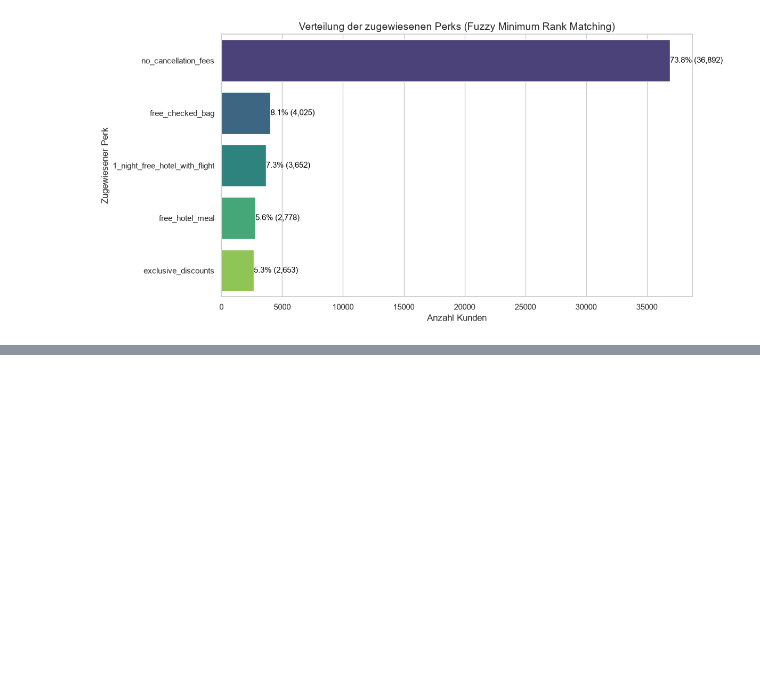
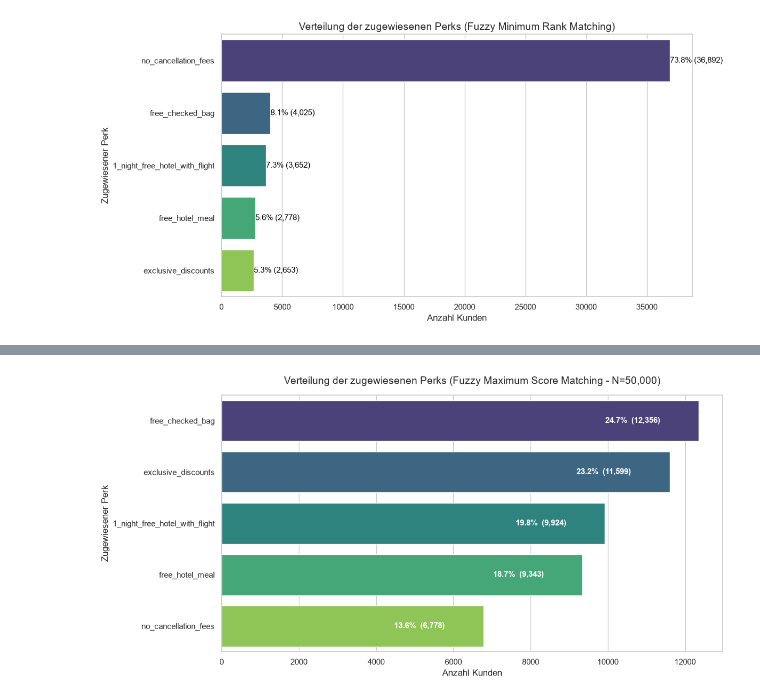
Before and after one commit to thombow-source/travel_tide, a Jupyter notebook: modelling_fuzzy.ipynb, the cells around one changed output, grey strips where cells are left out. Cells and saved outputs as stored; diff of their text form; code cells hidden in the pictures; blank space fills up the shorter version.

```diff
--- a/modelling_fuzzy.ipynb
+++ b/modelling_fuzzy.ipynb
@@ -89,0 +182,79 @@ plt.show()
+# %%
+import numpy as np
+import pandas as pd
+import matplotlib.pyplot as plt
+import seaborn as sns
+
+sns.set_theme(style="whitegrid")
+
+# 1. Perk-Indizes laden
+df_indices = pd.read_csv('data/traveltide_user_perk_indices.csv')
+
+index_cols = ['meal_index', 'baggage_index', 'cancellation_index', 'bargain_hunter_index', 'free_night_index']
+
+perk_mapping = {
+    'meal_index': 'free_hotel_meal',
+    'baggage_index': 'free_checked_bag',
+    'cancellation_index': 'no_cancellation_fees',
+    'bargain_hunter_index': 'exclusive_discounts',
+    'free_night_index': '1_night_free_hotel_with_flight'
+}
+
+# 2. Den höchsten Perzentil-Indexwert pro User ermitteln
+df_assignments = pd.DataFrame({'user_id': df_indices['user_id']})
+df_assignments['best_index_col'] = df_indices[index_cols].idxmax(axis=1)
+df_assignments['assigned_perk'] = df_assignments['best_index_col'].map(perk_mapping)
+
+# 3. Ergebnis-Übersicht
+perk_counts = df_assignments['assigned_perk'].value_counts()
+print(f"=== Zuweisungs-Ergebnis für {len(df_assignments):,} Kunden ===")
+print(perk_counts)
+
+# 4. Barplot mit innenliegenden Prozentzahlen & Anzahlen
+plt.figure(figsize=(12, 6))
+
+ax = sns.barplot(
+    x=perk_counts.values,
+    y=perk_counts.index,
+    hue=perk_counts.index,
+    legend=False,
+    palette="viridis"
+)
+
+plt.title(f"Verteilung der zugewiesenen Perks (Fuzzy Maximum Score Matching - N={len(df_assignments):,})", fontsize=14, pad=15)
+plt.xlabel("Anzahl Kunden", fontsize=12)
+plt.ylabel("Zugewiesener Perk", fontsize=12)
+
+# Beschriftungen INNEN in den Balken platzieren
+total_users = len(df_assignments)
+
+for p in ax.patches:
+    width = p.get_width()
+    percentage = (width / total_users) * 100
+    label_text = f'{percentage:.1f}%  ({int(width):,})'
+
+    # Positionierung & Textfarbe je nach Balkenlänge
+    if width > total_users * 0.12:
+        x_pos = width - (total_users * 0.02)
+        color = 'white'
+        ha = 'right'
+    else:
+        x_pos = width + (total_users * 0.01)
+        color = 'black'
+        ha = 'left'
+
+    ax.annotate(
+        label_text,
+        (x_pos, p.get_y() + p.get_height() / 2),
+        ha=ha, va='center',
+        fontsize=11, fontweight='bold',
+        color=color
+    )
+
+plt.tight_layout()
+plt.show()
+
+# 5. Export der geforderten CSV-Datei
+df_assignments[['user_id', 'assigned_perk']].to_csv('data/perk_assignments.csv', index=False)
+print("\nZuordnungen erfolgreich unter 'data/perk_assignments.csv' gespeichert!")
+# %% [output]
@@ -89,0 +269 @@ plt.show()
+[figure, added]
```
Also changed, not shown: parts of 4 cells of this notebook, 2 other files.
